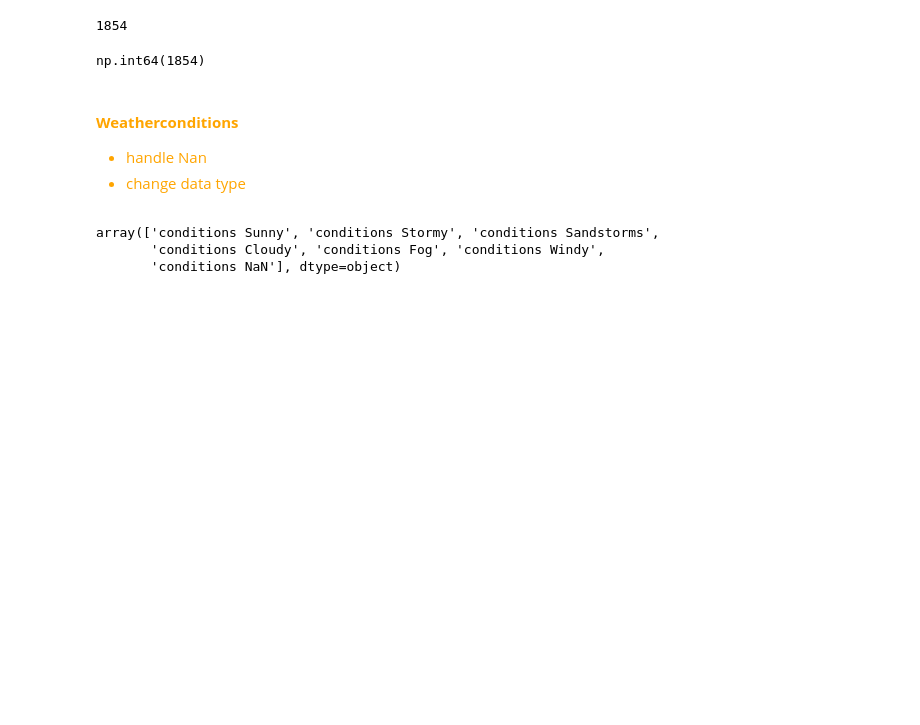
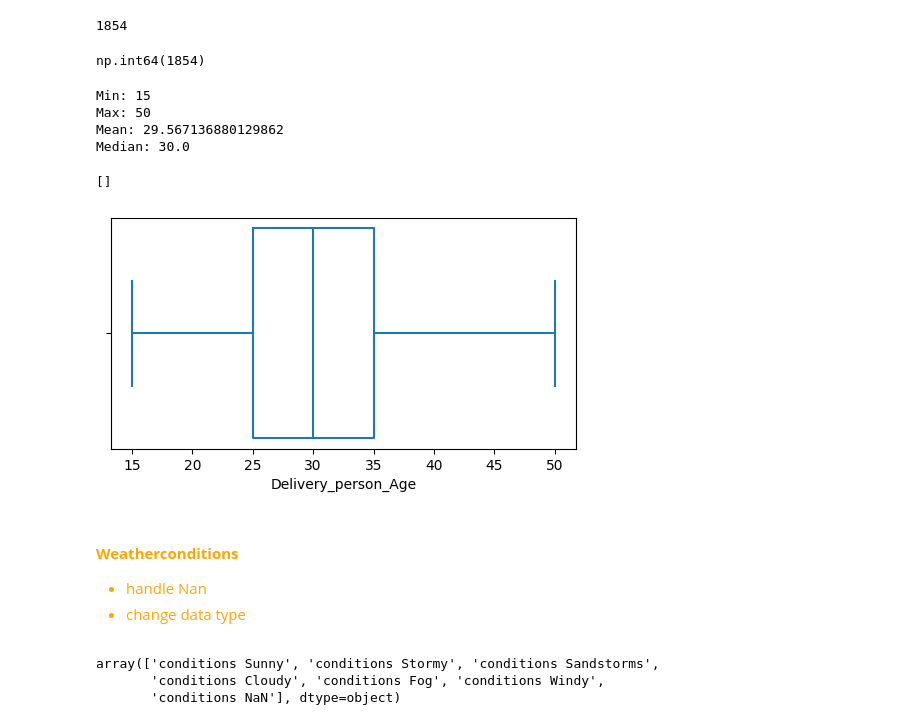
Before and after one commit to ronylpatil/delivery-time-estm, a Jupyter notebook: notebooks/preprocessing.ipynb, the cells around one changed output. Saved outputs shown, nothing was run; the diff lists cells and outputs as text; code cells hidden in the pictures; blank space fills up the shorter version.

```diff
--- a/notebooks/preprocessing.ipynb
+++ b/notebooks/preprocessing.ipynb
@@ -212,3 +293,6 @@ np.int64(1908)
+# %%
+# replace 6 ratting with median
+df['Delivery_person_Ratings'] = df['Delivery_person_Ratings'].replace(6, 4.7)
 # %% [markdown]
 <font color = 'orange'>
 
@@ -236,6 +320,24 @@ df['Delivery_person_Age'] = df['Delivery_person_Age'].astype('Int64')
 df['Delivery_person_Age'].isnull().sum()
 # %% [output]
 np.int64(1854)
+# %%
+print(f"Min: {df['Delivery_person_Age'].min()} \
+      \nMax: {df['Delivery_person_Age'].max()} \
+      \nMean: {df['Delivery_person_Age'].mean()} \
+      \nMedian: {df['Delivery_person_Age'].median()}")
+# %% [output]
+Min: 15
+Max: 50
+Mean: 29.567136880129862
+Median: 30.0
+# %%
+# box plot
+plt.figure(figsize=(6, 3))
+sns.boxplot(df, x=df["Delivery_person_Age"], fill=False)
+plt.plot()
+# %% [output]
+[]
+[figure, added]
 # %% [markdown]
 <font color = 'orange'>
 
```
Also changed, not shown: parts of 23 cells of this notebook.
